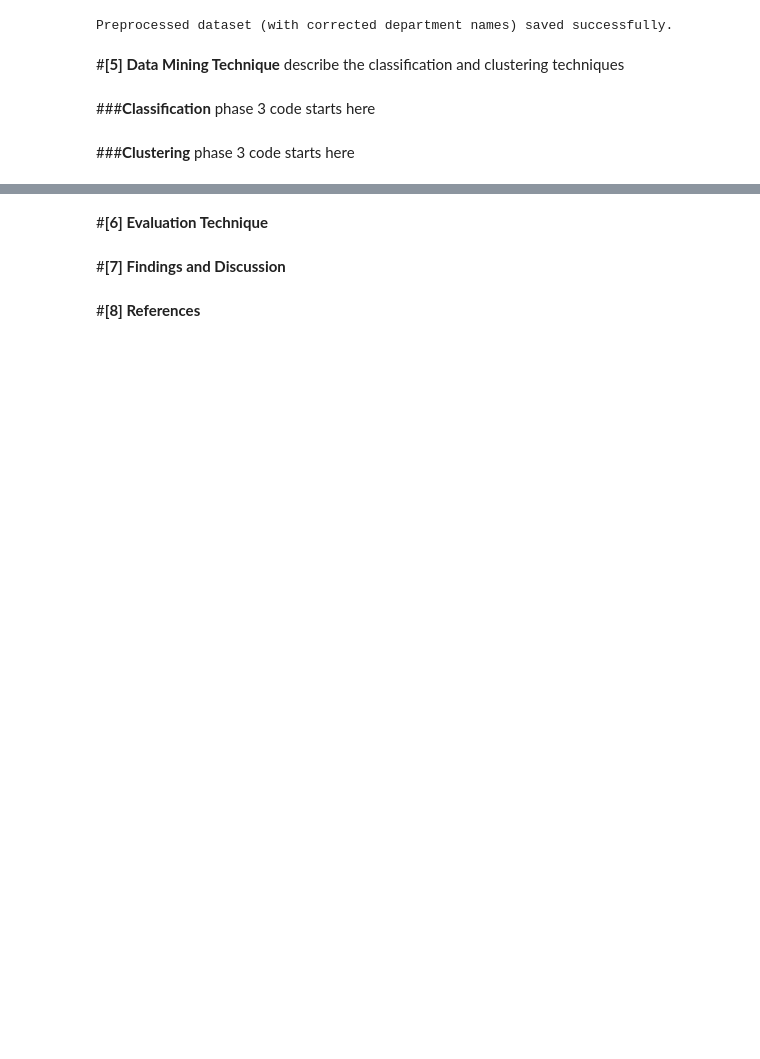
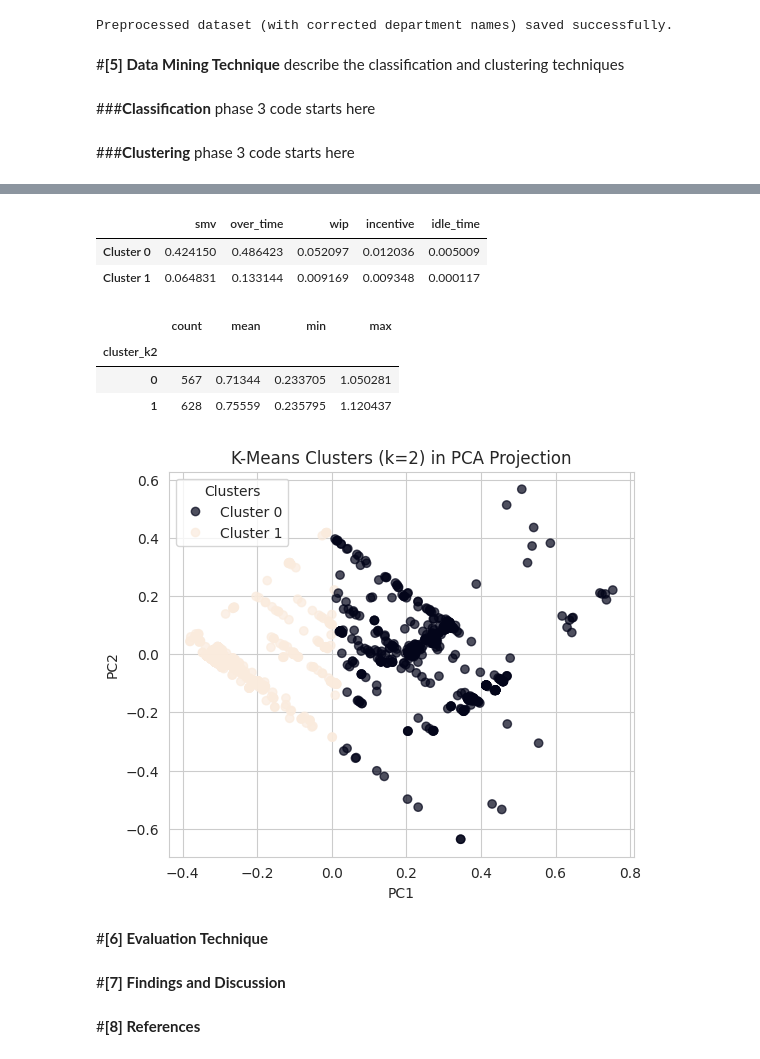
Before and after one commit to Falhebshi/Data-Mining, a Jupyter notebook: Phase3.ipynb, the cells around one changed output, grey strips where cells are left out. Drawn from its saved outputs; the diff is of its cells as text; code cells hidden in the pictures; blank space fills up the shorter version.

```diff
--- a/Phase3.ipynb
+++ b/Phase3.ipynb
@@ -547,3 +688,12 @@ print(kmeans_result.cluster_centers_)
 
 print("\nCluster Labels:")
 print(kmeans_result.labels_)
+# %%
+# === K-Means Clustering on Preprocessed Normalized Data ===
+
+# Features already normalized earlier in your notebook
+cluster_features = ['smv','over_time','wip','incentive','idle_time']
+
+# Create the matrix for clustering
+X = Preprocessed_dataset[cluster_features].values
+X[:5]  # preview
@@ -549,0 +770,13 @@ print(kmeans_result.labels_)
+# %%
+kmeans_final = KMeans(n_clusters=best_k, random_state=42, n_init='auto')
+final_labels = kmeans_final.fit_predict(X)
+
+final_inertia = kmeans_final.inertia_
+final_silhouette = silhouette_score(X, final_labels)
+
+cluster_col = f"cluster_k{best_k}"
+Preprocessed_dataset[cluster_col] = final_labels
+
+print("Final WCSS:", final_inertia)
+print("Final Silhouette:", final_silhouette)
+Preprocessed_dataset[[cluster_col] + cluster_features].head()
@@ -550,3 +792,39 @@ print(kmeans_result.labels_)
+# %%
+centers = pd.DataFrame(kmeans_final.cluster_centers_, columns=cluster_features)
+centers.index = [f'Cluster {i}' for i in range(best_k)]
+centers
+# %% [output]
+|  | smv | over_time | wip | incentive | idle_time |
+| Cluster 0 | 0.424150 | 0.486423 | 0.052097 | 0.012036 | 0.005009 |
+| Cluster 1 | 0.064831 | 0.133144 | 0.009169 | 0.009348 | 0.000117 |
+# %%
+cluster_perf = Preprocessed_dataset.groupby(cluster_col)['actual_productivity'].agg(
+    ['count','mean','min','max']
+)
+cluster_perf
+# %% [output]
+|  | count | mean | min | max |
+| cluster_k2 |  |  |  |  |
+| 0 | 567 | 0.71344 | 0.233705 | 1.050281 |
+| 1 | 628 | 0.75559 | 0.235795 | 1.120437 |
+# %%
+from sklearn.decomposition import PCA
+
+pca = PCA(n_components=2)
+X_pca = pca.fit_transform(X)
+
+plt.figure(figsize=(6,5))
+scatter = plt.scatter(X_pca[:,0], X_pca[:,1], c=final_labels, alpha=0.7)
+
+plt.xlabel("PC1")
+plt.ylabel("PC2")
+plt.title(f"K-Means Clusters (k={best_k}) in PCA Projection")
+
+handles, _ = scatter.legend_elements()
+plt.legend(handles, [f"Cluster {i}" for i in range(best_k)], title="Clusters")
+plt.show()
+# %% [output]
+[figure, added]
 # %% [markdown]
 #**[6] Evaluation Technique**
 # %% [markdown]
```
Also changed, not shown: parts of 12 cells of this notebook.
